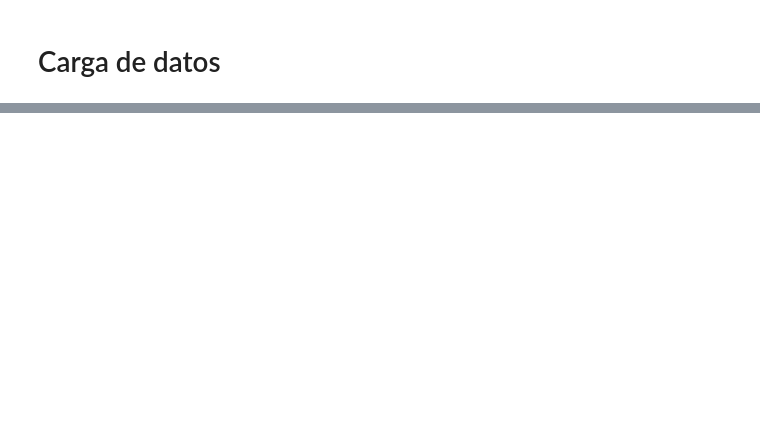
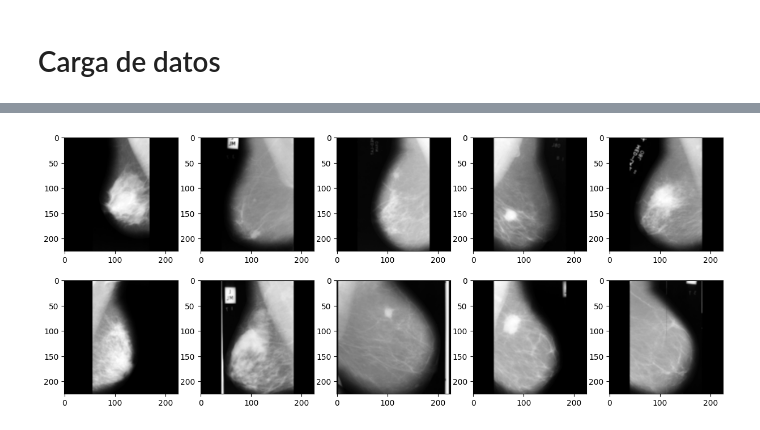
Before and after one commit to Thomas0624/Procesamiento-de-Imagenes, a Jupyter notebook: Proyecto/ProcesamientoImagenes_Proyecto.ipynb, the cells around one changed output, grey strips where cells are left out. Cells and saved outputs as stored; diff of their text form; code cells hidden in the pictures; blank space fills up the shorter version.

```diff
--- a/Proyecto/ProcesamientoImagenes_Proyecto.ipynb
+++ b/Proyecto/ProcesamientoImagenes_Proyecto.ipynb
@@ -323,0 +163,31 @@ TypeError: Invalid shape (3, 224, 224) for image data
+# %%
+def apply_expan_contrast(imgs):
+    """
+    Aplica expansión del contraste a una lista de imágenes.
+
+    Parámetros:
+        imgs (list of numpy.ndarray): Lista de imágenes en formato de array de NumPy.
+
+    Retorna:
+        np.array: Array de NumPy conteniendo las imágenes con el contraste expandido.
+
+    Este método mejora el contraste de las imágenes ajustando sus valores de intensidad
+    al rango completo de los valores posibles dentro del tipo de datos de la imagen,
+    normalmente [0, 255] para imágenes de 8 bits.
+    """
+    imgs_contrast = []
+    for img in imgs:
+        I_min = np.min(img)
+        I_max = np.max(img)
+        a = 255.0 / (I_max - I_min)
+        b = -a * I_min
+
+        imagen_contrastada = (a * img + b).clip(0, 255).astype(np.uint8)
+        imgs_contrast.append(imagen_contrastada)
+
+    return np.array(imgs_contrast)
+# %%
+imgs_contrast = apply_expan_contrast(imgs_transform)
+show_imgs(imgs_contrast)
+# %% [output]
+[figure, added]
```
Also changed, not shown: parts of 52 cells of this notebook, 2 other files.
